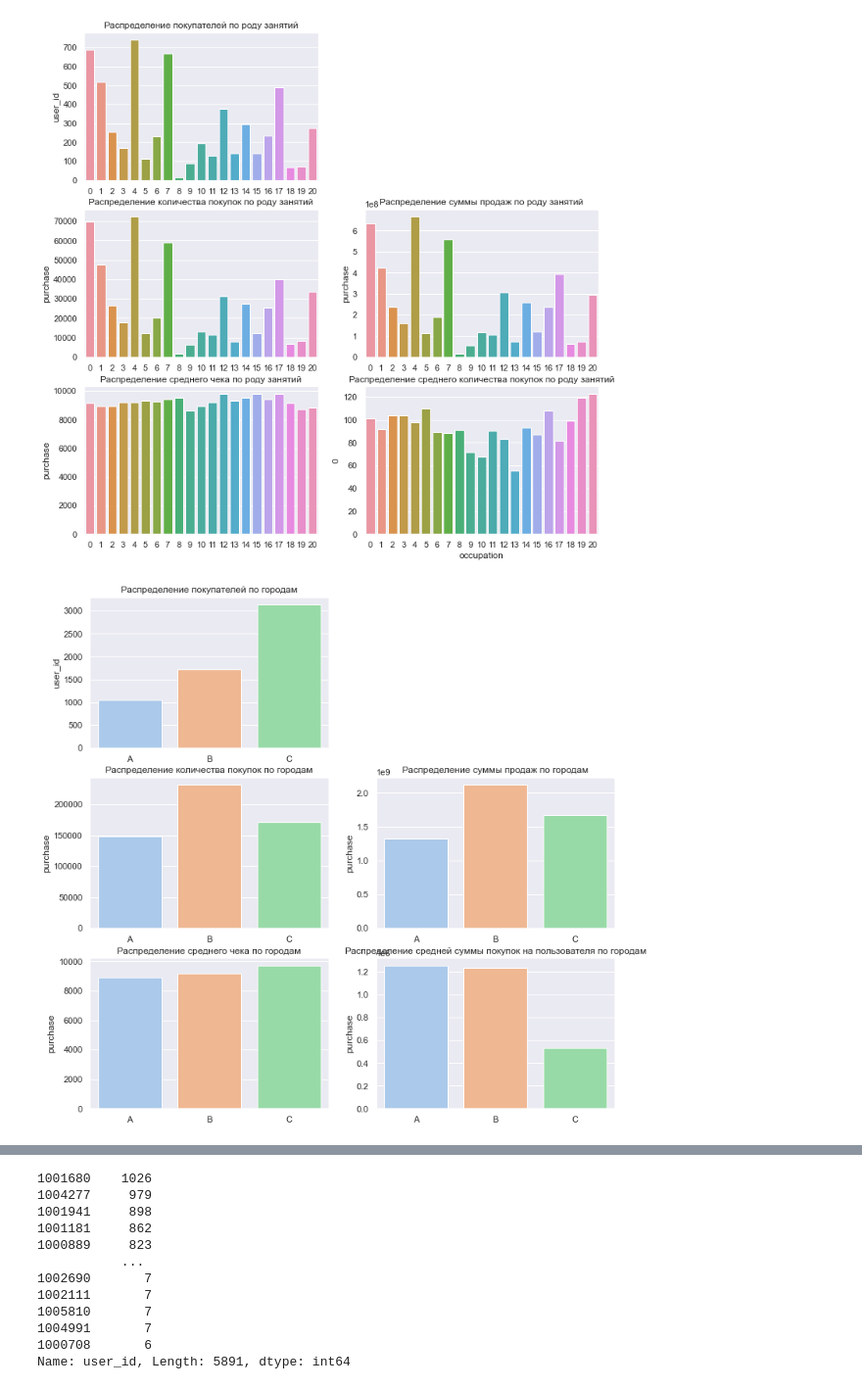
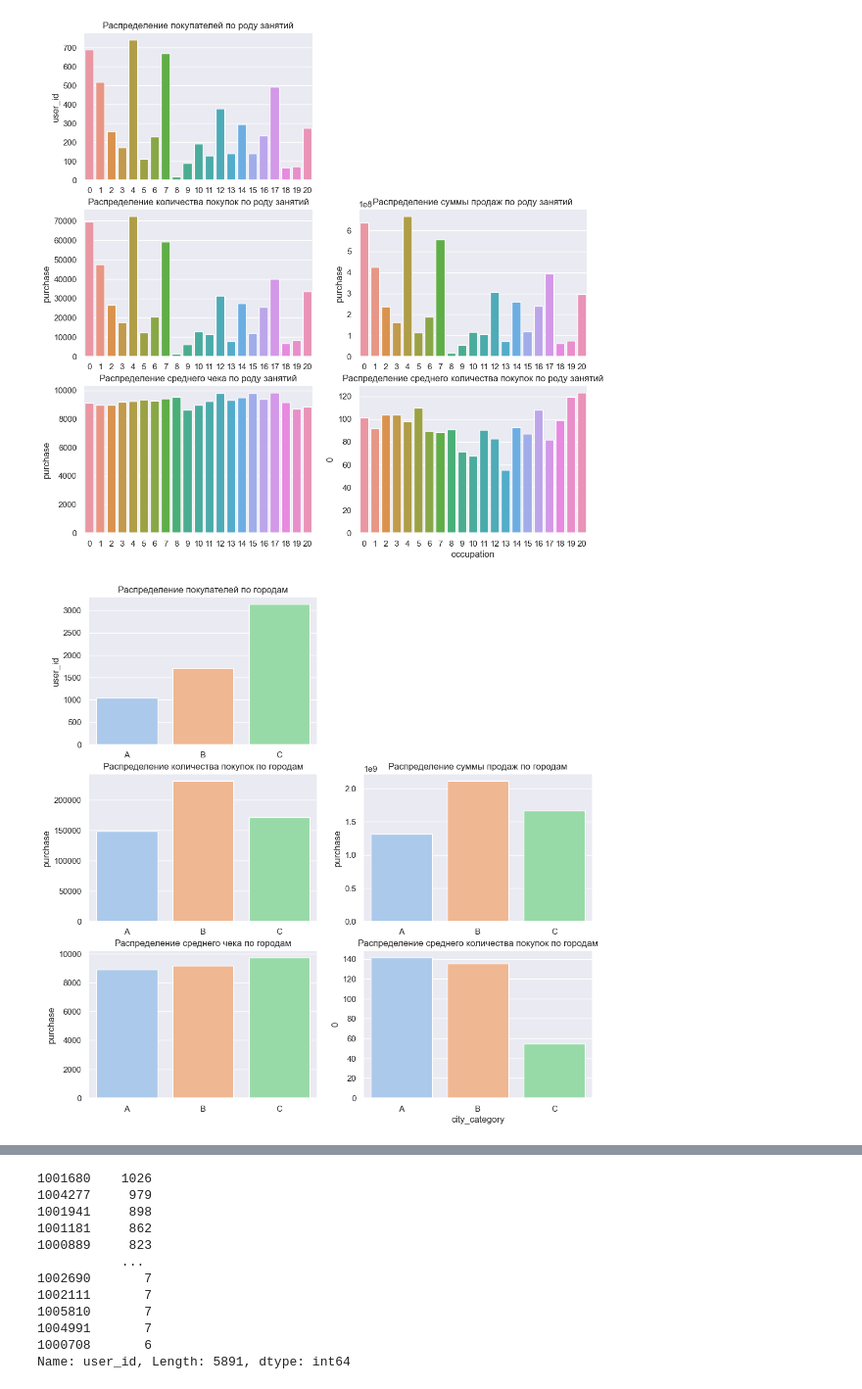
Before and after one commit to gbrs/black_friday_sale, a Jupyter notebook: black_friday_sale.ipynb, the cells around one changed output, grey strips where cells are left out. Shown at 98% size. Saved outputs shown, nothing was run; the diff lists cells and outputs as text; code cells hidden in the pictures.

```diff
--- a/black_friday_sale.ipynb
+++ b/black_friday_sale.ipynb
@@ -357,43 +359,39 @@ sns.barplot(
     data=data,
     x='city_category',
     y='purchase')
 plt.title('Распределение количества покупок по городам')
 plt.xlabel('')
 
 data = df.groupby('city_category')['purchase'].sum()
 data = data.reset_index()
 plt.subplot(3, 2, 4)
 sns.barplot(
     data=data,
     x='city_category',
     y='purchase')
 plt.title('Распределение суммы продаж по городам')
 plt.xlabel('')
 
 data = df.groupby('city_category')['purchase'].mean()
 data = data.reset_index()
 plt.subplot(3, 2, 5)
 sns.barplot(
     data=data,
     x='city_category',
     y='purchase')
 plt.title('Распределение среднего чека по городам')
 plt.xlabel('')
 
-data = pd.merge(df.groupby('user_id').sum(),
-                df[['user_id', 'city_category']].drop_duplicates()
-                , on='user_id')\
-            .groupby('city_category')['purchase'].mean()
+plt.subplot(3, 2, 6)
+data = df.groupby('city_category')['purchase'].count() / df.groupby('city_category')['user_id'].nunique()
 data = data.reset_index()
-plt.subplot(3, 2, 6)
 sns.barplot(
     data=data,
-    x=data.city_category,
-    y=data.purchase)
-plt.title('Распределение средней суммы покупок на пользователя по городам')
-plt.xlabel('');
+    x='city_category',
+    y=0)
+plt.title('Распределение среднего количества покупок по городам');
 # %% [output]
-[figure, old version]
+[figure, new version]
 # %%
 plt.figure(figsize=(12, 12))
 
```
Also changed, not shown: parts of 14 cells of this notebook.
